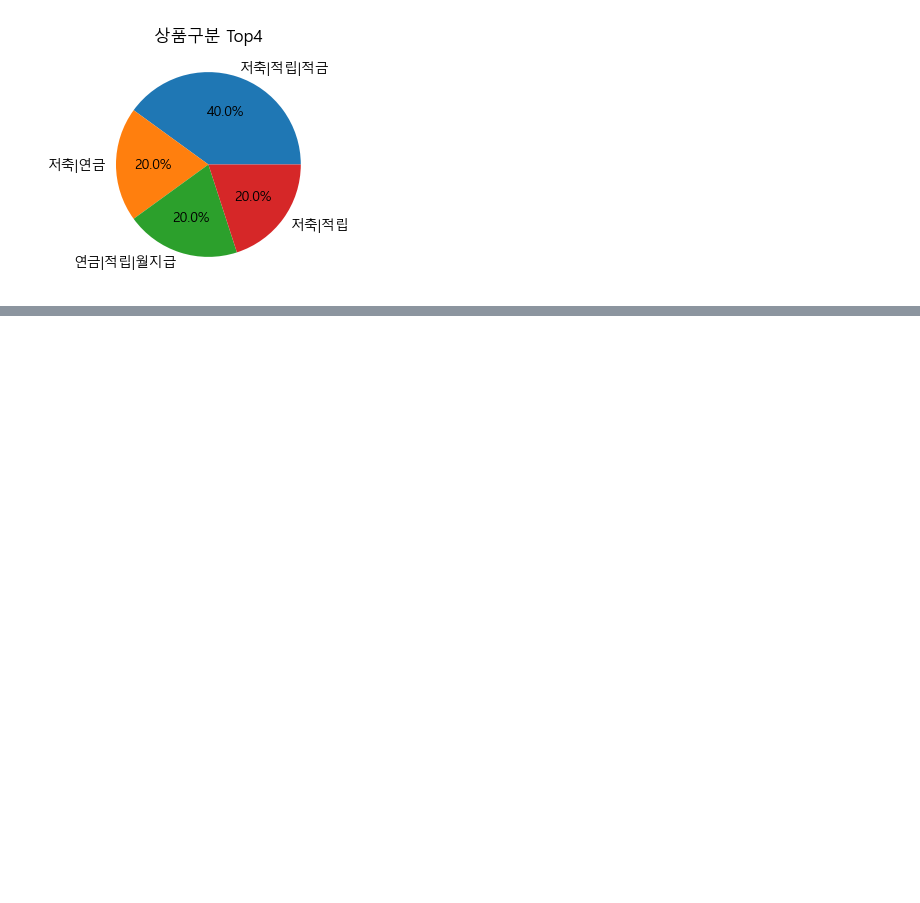
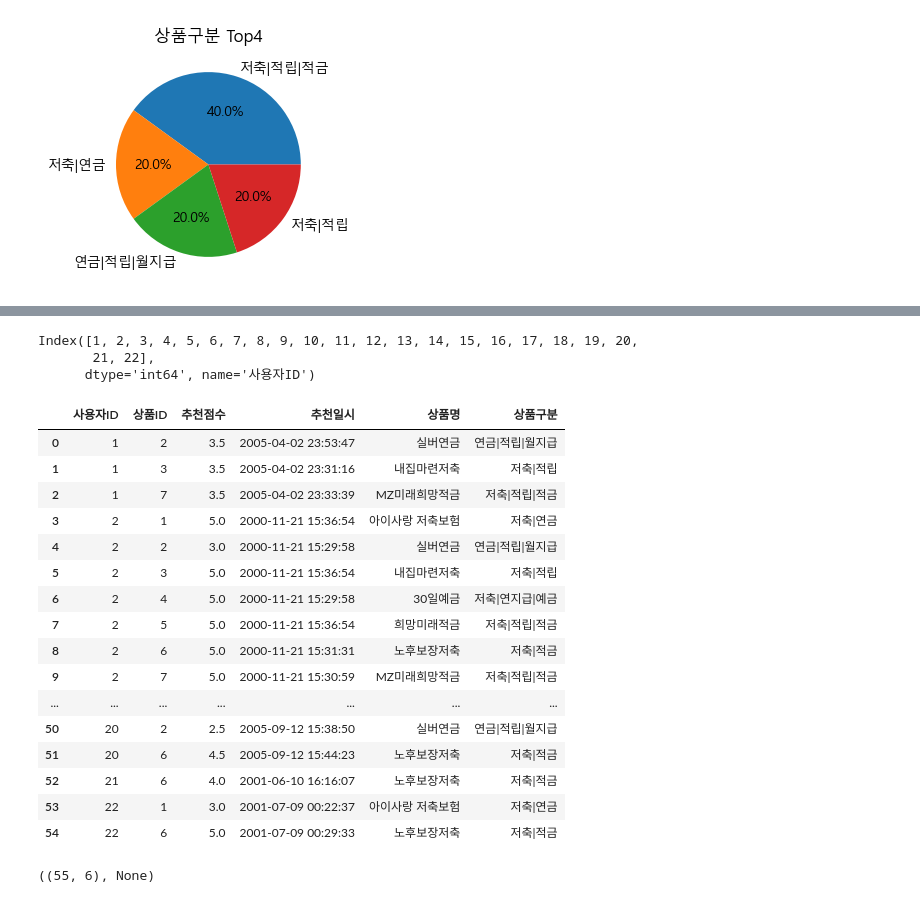
Before and after one commit to hado0123/ML, a Jupyter notebook: 03.금융상품 추천.ipynb, the cells around one changed output, grey strips where cells are left out. Cells and saved outputs as stored; diff of their text form; code cells hidden in the pictures; blank space fills up the shorter version.

```diff
--- a/03.금융상품 추천.ipynb
+++ b/03.금융상품 추천.ipynb
@@ -128,0 +199,6 @@ plt.show()
+# %%
+# 상품ID를 기준으로데이터 병합
+train_actions_with_name = train_actions.merge(train_product, on='상품ID')
+
+# 미리보기
+train_actions_with_name.shape, display(train_actions_with_name.head())
@@ -128,0 +322,3 @@ plt.show()
+# %%
+x = train_actions_with_name.groupby('사용자ID').count()['추천점수'] > 0
+x
@@ -128,0 +343,32 @@ plt.show()
+# %%
+cf_users = x[x].index # x[x]는 값이 True인 행만 필터링 후 인덱스만 추출 => 결과는 '추천점수'가 하나 이상 있는 사용자ID의 리스트
+cf_users
+# %% [output]
+Index([1, 2, 3, 4, 5, 6, 7, 8, 9, 10, 11, 12, 13, 14, 15, 16, 17, 18, 19, 20,
+       21, 22],
+      dtype='int64', name='사용자ID')
+# %%
+# 선택된 사용자를 대상으로 데이터 선별
+
+# isin(): 행의 '사용자ID'가 cf_users에 포함되어 있다면 True, 포함되어 있지 않다면 False를 반환합니다.
+filtered_rating = train_actions_with_name[train_actions_with_name['사용자ID'].isin(cf_users)]
+filtered_rating.shape, display(filtered_rating)
+# %% [output]
+|  | 사용자ID | 상품ID | 추천점수 | 추천일시 | 상품명 | 상품구분 |
+| 0 | 1 | 2 | 3.5 | 2005-04-02 23:53:47 | 실버연금 | 연금|적립|월지급 |
+| 1 | 1 | 3 | 3.5 | 2005-04-02 23:31:16 | 내집마련저축 | 저축|적립 |
+| 2 | 1 | 7 | 3.5 | 2005-04-02 23:33:39 | MZ미래희망적금 | 저축|적립|적금 |
+| 3 | 2 | 1 | 5.0 | 2000-11-21 15:36:54 | 아이사랑 저축보험 | 저축|연금 |
+| 4 | 2 | 2 | 3.0 | 2000-11-21 15:29:58 | 실버연금 | 연금|적립|월지급 |
+| 5 | 2 | 3 | 5.0 | 2000-11-21 15:36:54 | 내집마련저축 | 저축|적립 |
+| 6 | 2 | 4 | 5.0 | 2000-11-21 15:29:58 | 30일예금 | 저축|연지급|예금 |
+| 7 | 2 | 5 | 5.0 | 2000-11-21 15:36:54 | 희망미래적금 | 저축|적립|적금 |
+| 8 | 2 | 6 | 5.0 | 2000-11-21 15:31:31 | 노후보장저축 | 저축|적금 |
+| 9 | 2 | 7 | 5.0 | 2000-11-21 15:30:59 | MZ미래희망적금 | 저축|적립|적금 |
+| ... | ... | ... | ... | ... | ... | ... |
+| 50 | 20 | 2 | 2.5 | 2005-09-12 15:38:50 | 실버연금 | 연금|적립|월지급 |
+| 51 | 20 | 6 | 4.5 | 2005-09-12 15:44:23 | 노후보장저축 | 저축|적금 |
+| 52 | 21 | 6 | 4.0 | 2001-06-10 16:16:07 | 노후보장저축 | 저축|적금 |
+| 53 | 22 | 1 | 3.0 | 2001-07-09 00:22:37 | 아이사랑 저축보험 | 저축|연금 |
+| 54 | 22 | 6 | 5.0 | 2001-07-09 00:29:33 | 노후보장저축 | 저축|적금 |
+((55, 6), None)
```
Also changed, not shown: parts of 23 cells of this notebook.
